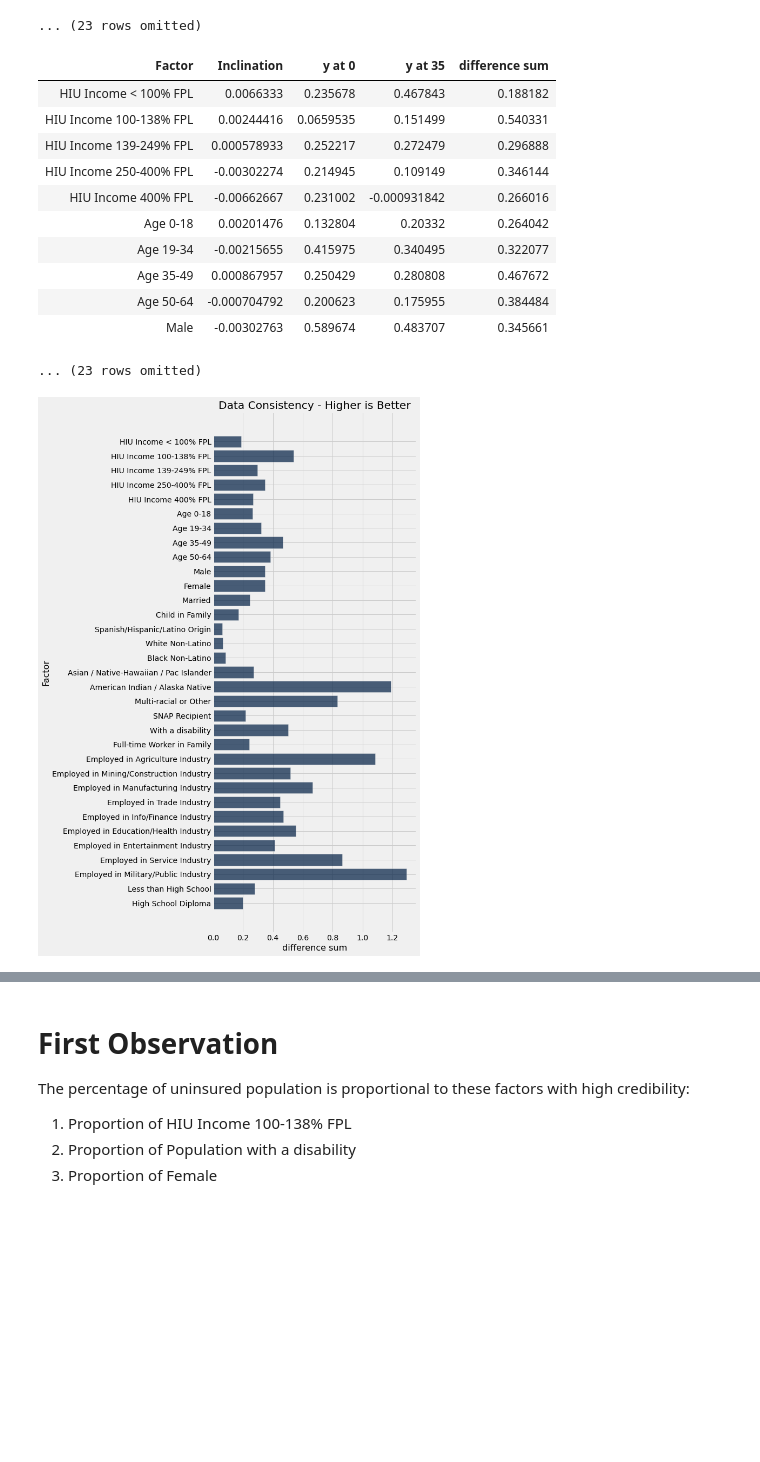
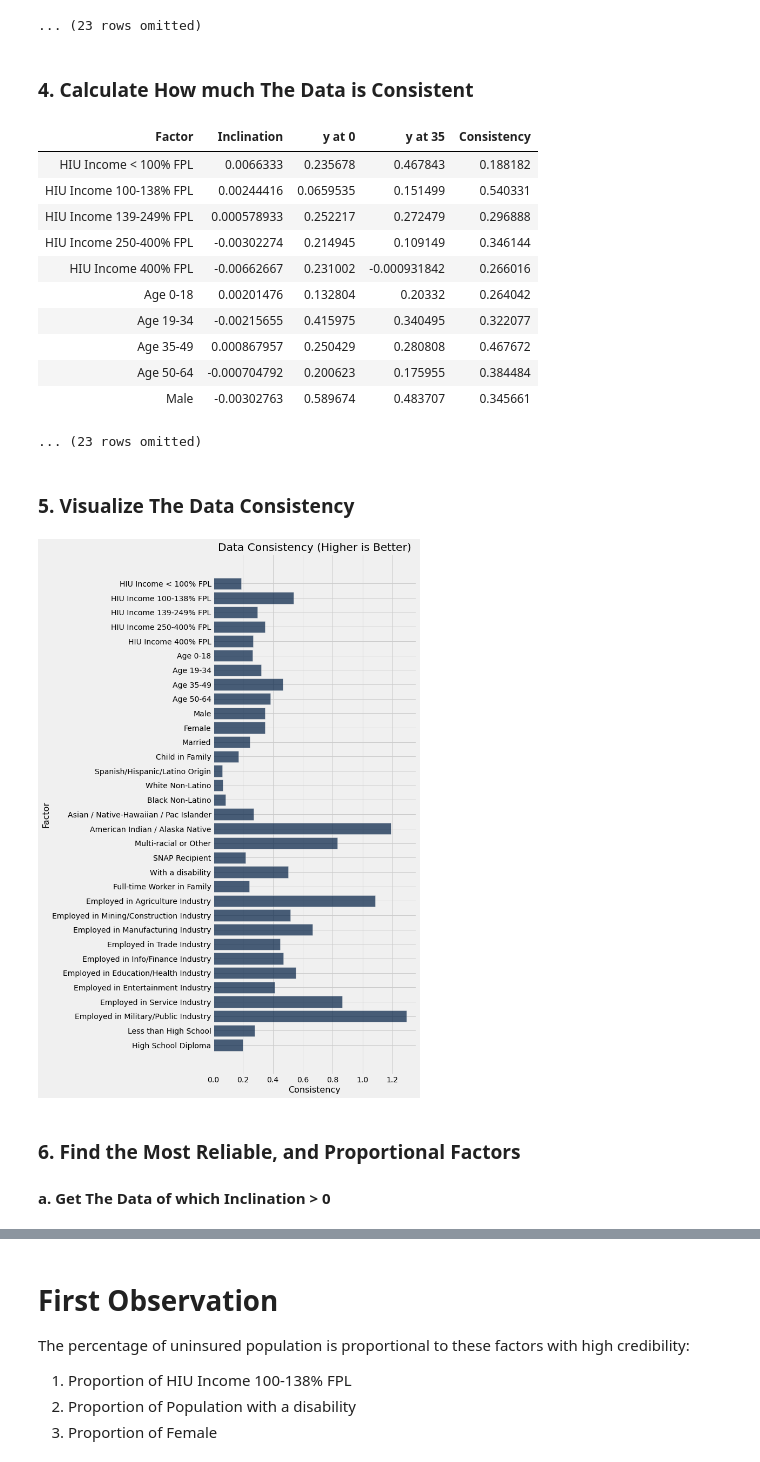
Before and after one commit to peter-h-wi/CDC_Website, a Jupyter notebook: dataAnalysis/CDC.ipynb, the cells around one changed output, grey strips where cells are left out. Cells and saved outputs as stored; diff of their text form; code cells hidden in the pictures; blank space fills up the shorter version.

```diff
--- a/dataAnalysis/CDC.ipynb
+++ b/dataAnalysis/CDC.ipynb
@@ -113,2 +102,0 @@ def predict(col_name):
-# %%
-highest_total_in_percent.sort("Percent Uninsured", descending=True).take(np.arange(50)).column("Percent Uninsured").mean()
@@ -117,2 +102,0 @@ highest_total_in_percent.sort("Percent Uninsured", descending=True).take(np.aran
-# %%
-highest_total_in_percent.sort("Percent Uninsured", descending=False).take(np.arange(50)).column("Percent Uninsured").mean()
@@ -220,6 +206,8 @@ factors
 | Age 50-64 | -0.000704792 | 0.200623 | 0.175955 |
 | Male | -0.00302763 | 0.589674 | 0.483707 |
 ... (23 rows omitted)
+# %% [markdown]
+### 4. Calculate How much The Data is Consistent
 # %%
 difference_sum = make_array()
 
@@ -230,11 +218,11 @@ for factor_label in factors.column("Factor"):
     difference = abs(expected_value - actual_value)
     difference_sum = np.append(difference_sum, sum(difference))
 factors = factors.with_column(
-    "difference sum", 1/difference_sum
+    "Consistency", 1/difference_sum
 )
 factors
 # %% [output]
-| Factor | Inclination | y at 0 | y at 35 | difference sum |
+| Factor | Inclination | y at 0 | y at 35 | Consistency |
 | HIU Income < 100% FPL | 0.0066333 | 0.235678 | 0.467843 | 0.188182 |
 | HIU Income 100-138% FPL | 0.00244416 | 0.0659535 | 0.151499 | 0.540331 |
 | HIU Income 139-249% FPL | 0.000578933 | 0.252217 | 0.272479 | 0.296888 |
@@ -246,9 +234,14 @@ factors
 | Age 50-64 | -0.000704792 | 0.200623 | 0.175955 | 0.384484 |
 | Male | -0.00302763 | 0.589674 | 0.483707 | 0.345661 |
 ... (23 rows omitted)
+# %% [markdown]
+### 5. Visualize The Data Consistency
 # %%
-factors.barh("Factor", "difference sum")
-plots.title("Data Consistency - Higher is Better");
+factors.barh("Factor", "Consistency")
+plots.title("Data Consistency (Higher is Better)");
 # %% [output]
-[figure, old version]
+[figure, new version]
+# %% [markdown]
+### 6. Find the Most Reliable, and Proportional Factors
+#### a. Get The Data of which Inclination > 0
 # %%
```
Also changed, not shown: parts of 20 cells of this notebook.
